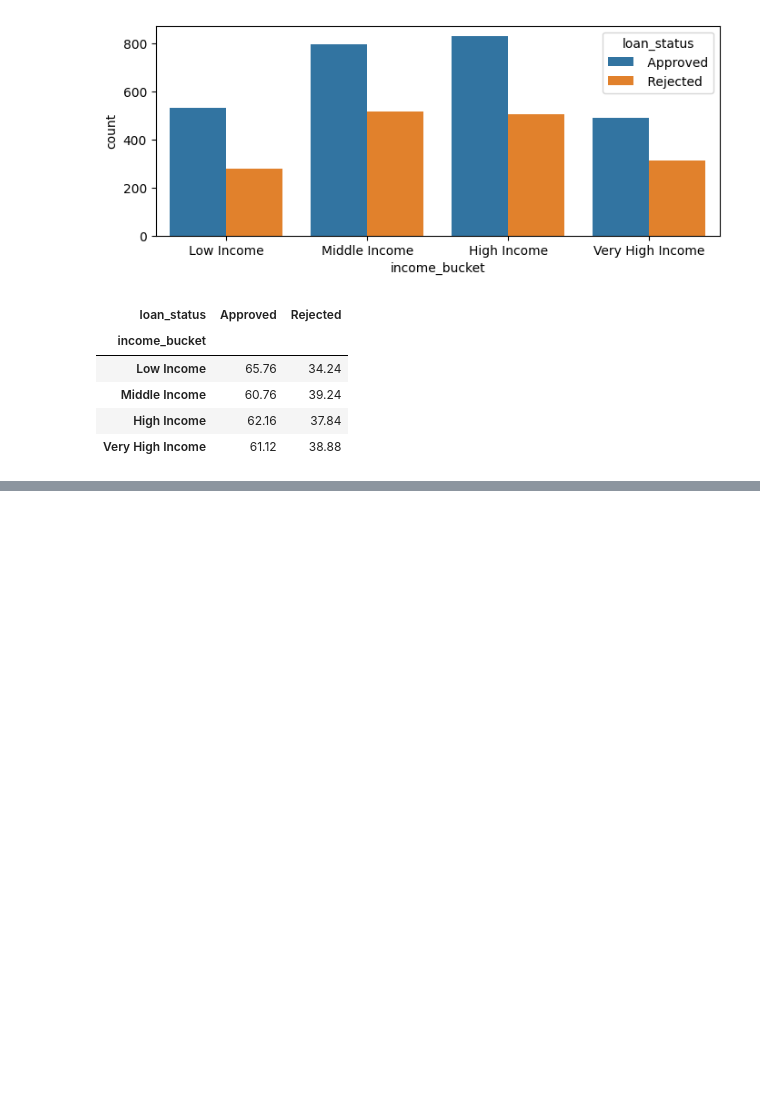
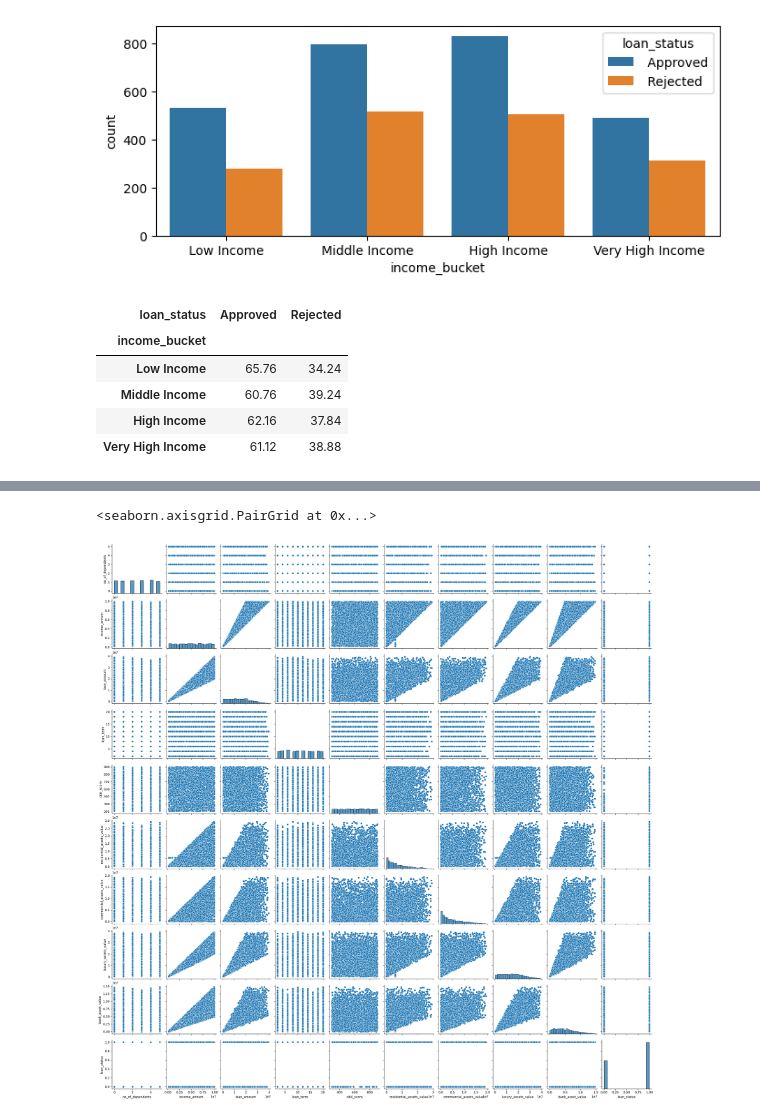
Before and after one commit to AnuragS73/2-Stage-Loan-Approval-System, a Jupyter notebook: notebook/exploratory_data_analysis.ipynb, the cells around one changed output, grey strips where cells are left out. Drawn from its saved outputs; the diff is of its cells as text; code cells hidden in the pictures; blank space fills up the shorter version.

```diff
--- a/notebook/exploratory_data_analysis.ipynb
+++ b/notebook/exploratory_data_analysis.ipynb
@@ -383,0 +432,5 @@ pd.crosstab(
+# %%
+sns.pairplot(df[num_cols_corr])
+# %% [output]
+<seaborn.axisgrid.PairGrid at 0x...>
+[figure, added]
```
Also changed, not shown: parts of 18 cells of this notebook, 2 other files.
